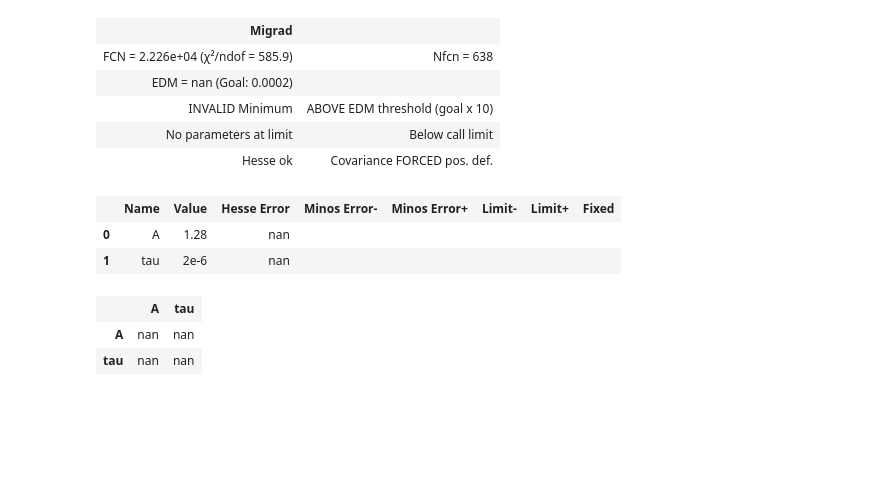
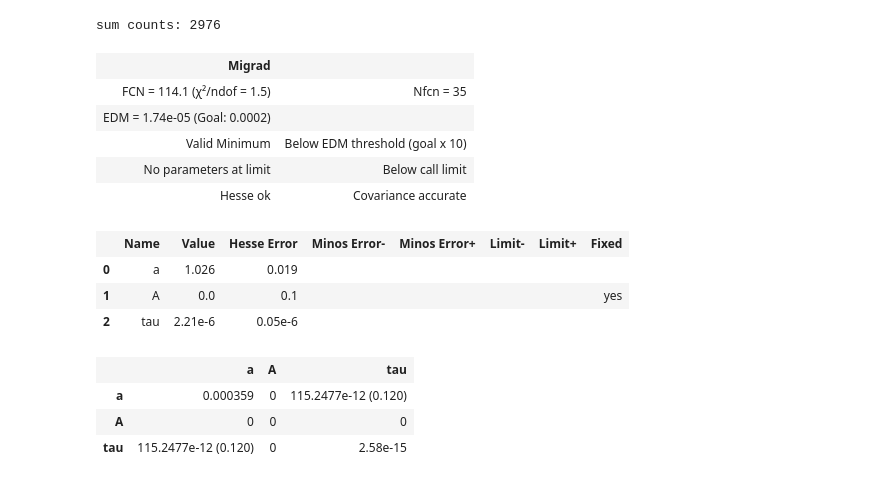
Before and after one commit to Matti-z/Lab-muons, a Jupyter notebook: hist_21_1.ipynb, the cells around one changed output. Cells and saved outputs as stored; diff of their text form; code cells hidden in the pictures; blank space fills up the shorter version.

```diff
--- a/hist_21_1.ipynb
+++ b/hist_21_1.ipynb
@@ -45,7 +56,7 @@ data_2 = np.genfromtxt("Data/timestamp/21_01_2024_15_50_low_M_Voltage.csv", deli
 # # print(len(data_2))
 data_3 = np.genfromtxt("Data/timestamp/21_01_2024_17_42.csv", delimiter=',')
 # print(len(data_3))
-n_bins = 90
+n_bins = 80
 # data_2 = data_2[(data_2 > 0.6e-6) & (data_2 < 1.8e-6)]
 count, edges = np.histogram(data_1, bins=n_bins , density=False)
 count_2, edges_2 = np.histogram(data_2, bins=n_bins , density=True)
@@ -53,8 +64,8 @@ count_3, edges_3 = np.histogram(data_3, bins=n_bins , density=False)
 
 fig = go.Figure()
 
-fig.add_trace(go.Bar(x=edges[:-1], y=count, name='Histogram', width=np.diff(edges)))
-fig.add_trace(go.Bar(x=edges_2[:-1], y=count_2, name='Histogram 2', width=np.diff(edges_2)))
+# fig.add_trace(go.Bar(x=edges[:-1], y=count, name='Histogram', width=np.diff(edges)))
+# fig.add_trace(go.Bar(x=edges_2[:-1], y=count_2, name='Histogram 2', width=np.diff(edges_2)))
 fig.add_trace(go.Bar(x=edges_3[:-1], y=count_3, name='Histogram 3', width=np.diff(edges_3)))
 
 fig.update_layout(
@@ -64,19 +75,24 @@ fig.update_layout(
 )
 
 fig.show()
+print("sum counts:", np.sum(count_3))
+# %% [output]
+sum counts: 2976
 # %%
-k = exp_fit( exp , 1.28 , 2e-6 , count_3 , edges_3)
+k = exp_fit( exp, 1, 0, 2.2e-6, count_3 , edges_3)
 display(k)
 # %% [output]
 | Migrad |  |
-| FCN = 2.226e+04 (χ²/ndof = 585.9) | Nfcn = 638 |
-| EDM = nan (Goal: 0.0002) |  |
-| INVALID Minimum | ABOVE EDM threshold (goal x 10) |
+| FCN = 114.1 (χ²/ndof = 1.5) | Nfcn = 35 |
+| EDM = 1.74e-05 (Goal: 0.0002) |  |
+| Valid Minimum | Below EDM threshold (goal x 10) |
 | No parameters at limit | Below call limit |
-| Hesse ok | Covariance FORCED pos. def. |
+| Hesse ok | Covariance accurate |
 |  | Name | Value | Hesse Error | Minos Error- | Minos Error+ | Limit- | Limit+ | Fixed |
-| 0 | A | 1.28 | nan |  |  |  |  |  |
-| 1 | tau | 2e-6 | nan |  |  |  |  |  |
+| 0 | a | 1.026 | 0.019 |  |  |  |  |  |
+| 1 | A | 0.0 | 0.1 |  |  |  |  | yes |
+| 2 | tau | 2.21e-6 | 0.05e-6 |  |  |  |  |  |
-|  | A | tau |
-| A | nan | nan |
-| tau | nan | nan |
+|  | a | A | tau |
+| a | 0.000359 | 0 | 115.2477e-12 (0.120) |
+| A | 0 | 0 | 0 |
+| tau | 115.2477e-12 (0.120) | 0 | 2.58e-15 |
```
Also changed, not shown: parts of 2 cells of this notebook.
